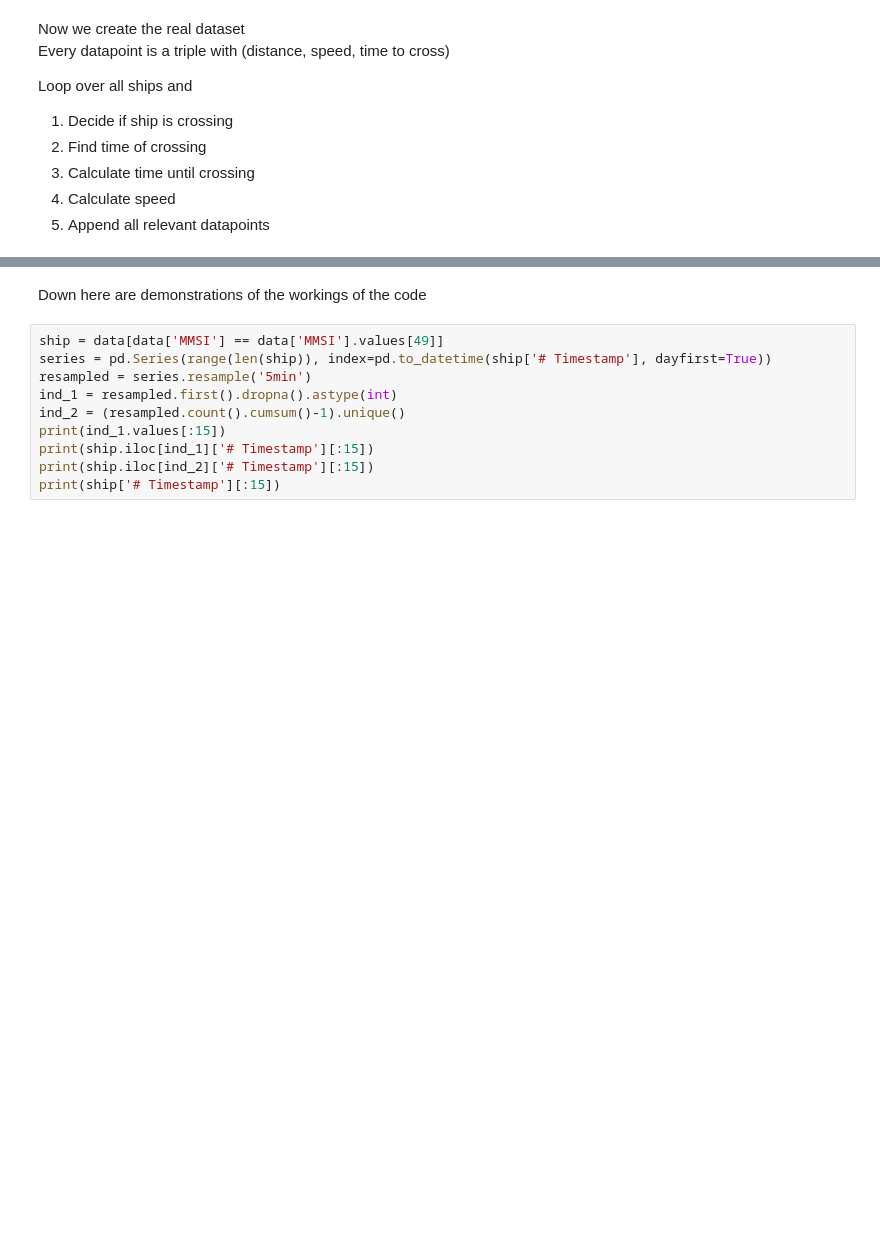
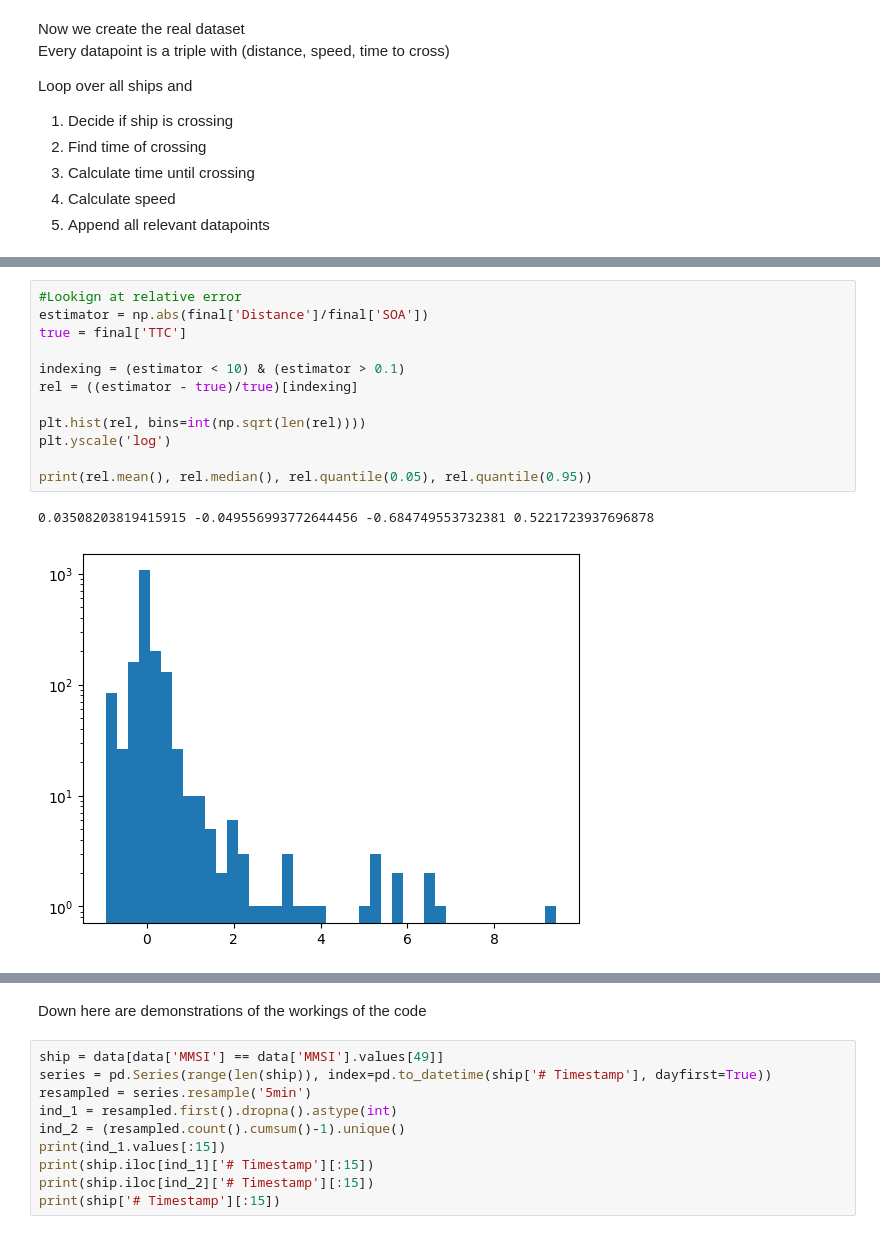
Before and after one commit to asgermik/AIS_project, a Jupyter notebook: First_model/Making_dataset.ipynb, the cells around one changed output, grey strips where cells are left out. Drawn from its saved outputs; the diff is of its cells as text; blank space fills up the shorter version.

```diff
--- a/First_model/Making_dataset.ipynb
+++ b/First_model/Making_dataset.ipynb
@@ -110,0 +193,15 @@ for MMSI in data_filter['MMSI'].unique():
+# %%
+#Lookign at relative error
+estimator = np.abs(final['Distance']/final['SOA'])
+true = final['TTC']
+
+indexing = (estimator < 10) & (estimator > 0.1)
+rel = ((estimator - true)/true)[indexing]
+
+plt.hist(rel, bins=int(np.sqrt(len(rel))))
+plt.yscale('log')
+
+print(rel.mean(), rel.median(), rel.quantile(0.05), rel.quantile(0.95))
+# %% [output]
+0.03508203819415915 -0.049556993772644456 -0.684749553732381 0.5221723937696878
+[figure, added]
```
Also changed, not shown: parts of 13 cells of this notebook, 2 other files.
